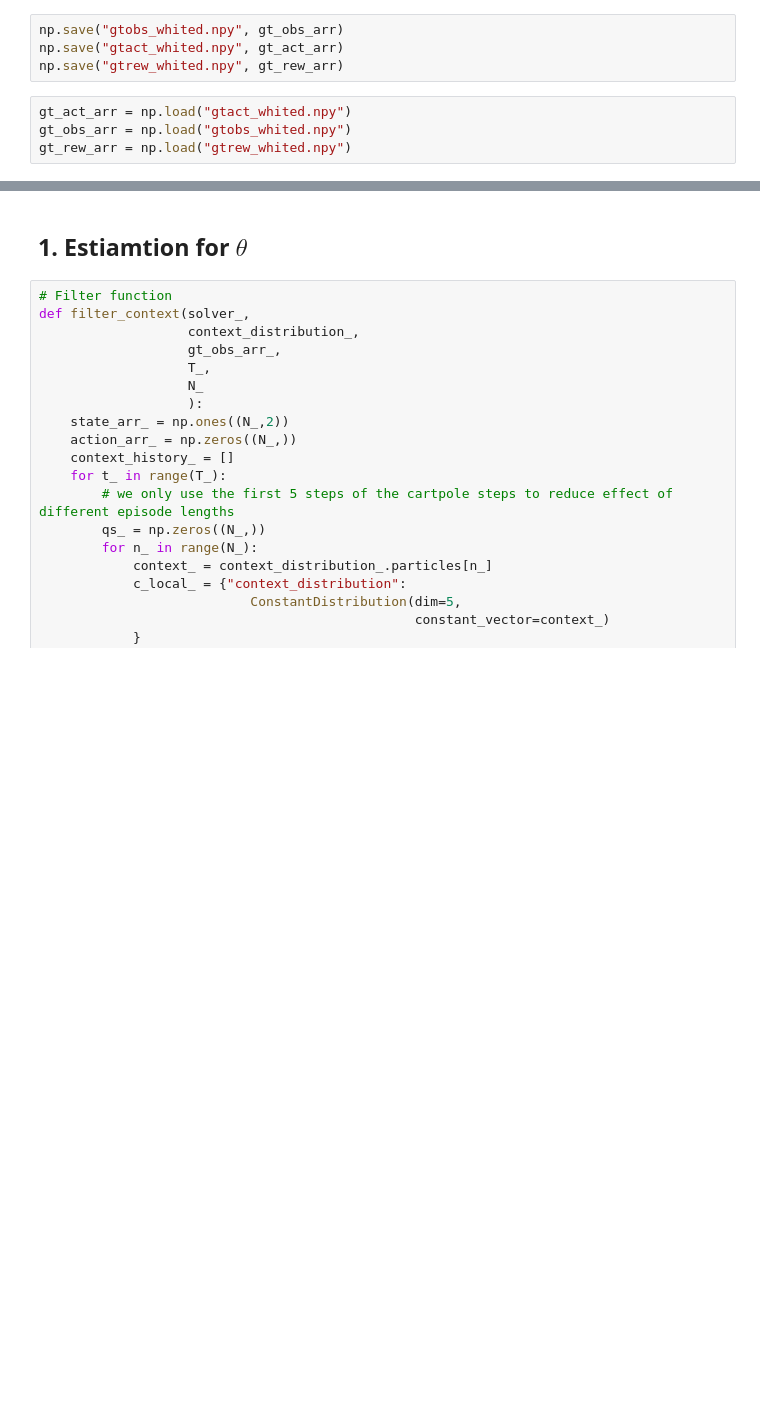
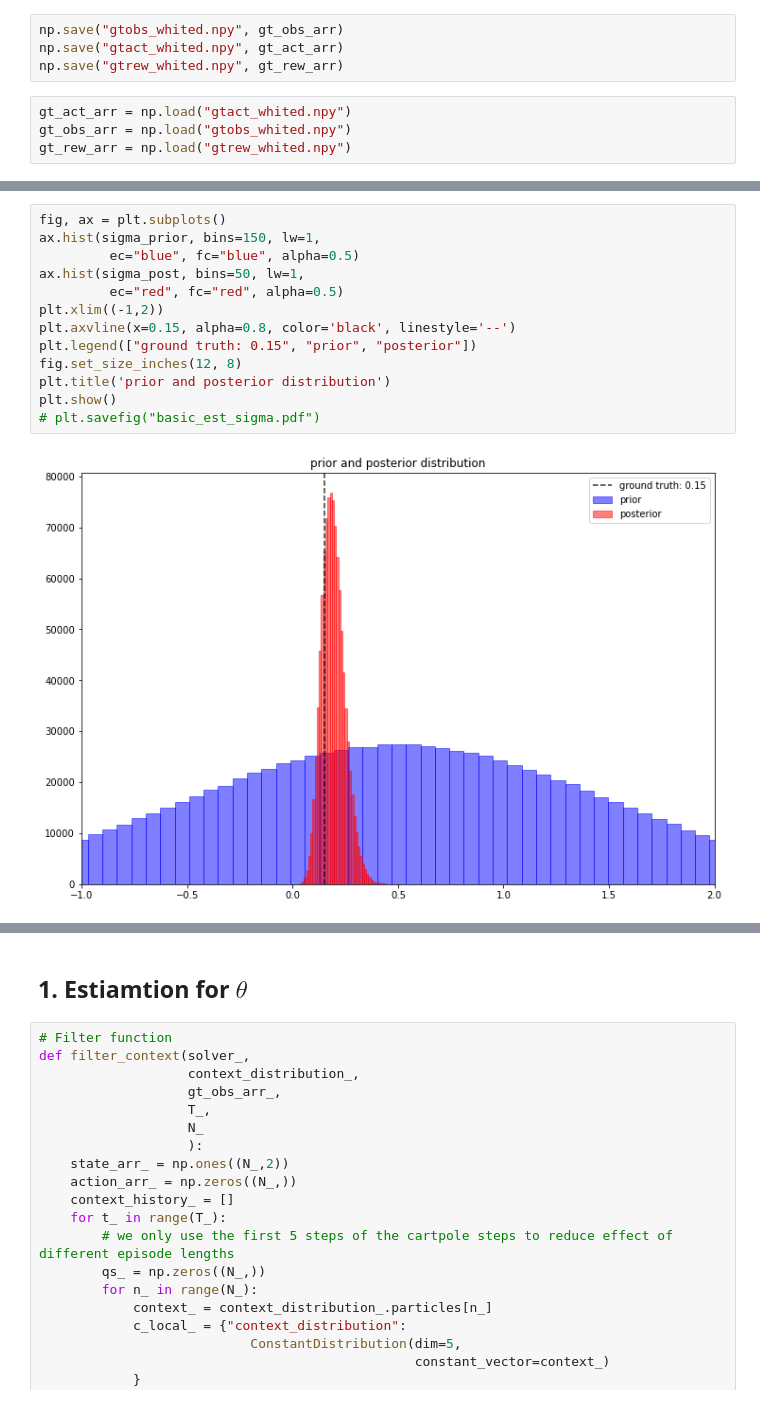
Before and after one commit to zhenghaojiang/cmdp, a Jupyter notebook: context_whited_basic.ipynb, the cells around one changed output, grey strips where cells are left out. Saved outputs shown, nothing was run; the diff lists cells and outputs as text; blank space fills up the shorter version.

```diff
--- a/context_whited_basic.ipynb
+++ b/context_whited_basic.ipynb
@@ -327,3 +333,18 @@ plt.show()
+# %%
+fig, ax = plt.subplots()
+ax.hist(sigma_prior, bins=150, lw=1,
+         ec="blue", fc="blue", alpha=0.5)
+ax.hist(sigma_post, bins=50, lw=1,
+         ec="red", fc="red", alpha=0.5)
+plt.xlim((-1,2))
+plt.axvline(x=0.15, alpha=0.8, color='black', linestyle='--')
+plt.legend(["ground truth: 0.15", "prior", "posterior"])
+fig.set_size_inches(12, 8)
+plt.title('prior and posterior distribution')
+plt.show()
+# plt.savefig("basic_est_sigma.pdf")
+# %% [output]
+[figure, added]
 # %%
 print(theta_post.mean())
 print(sigma_post.mean())
```
Also changed, not shown: parts of 8 cells of this notebook, 5 other files.
